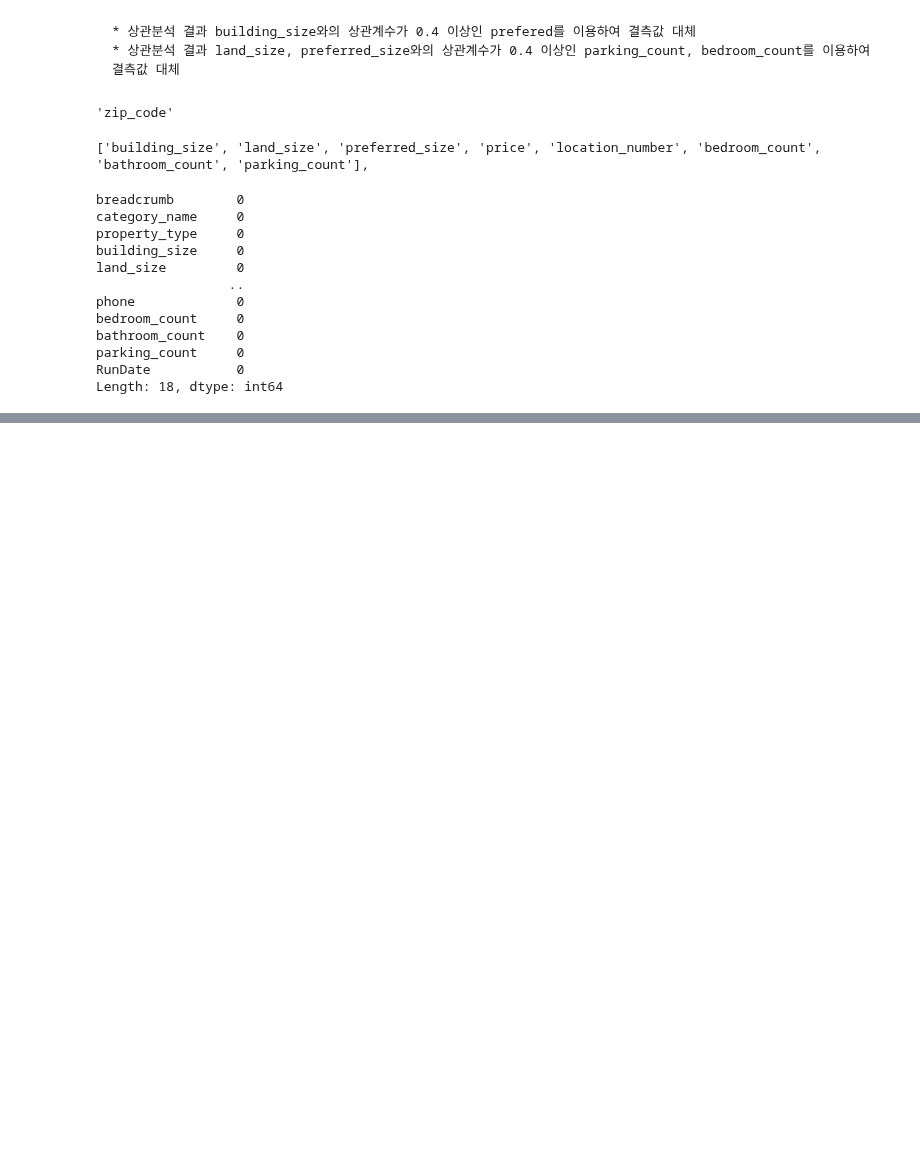
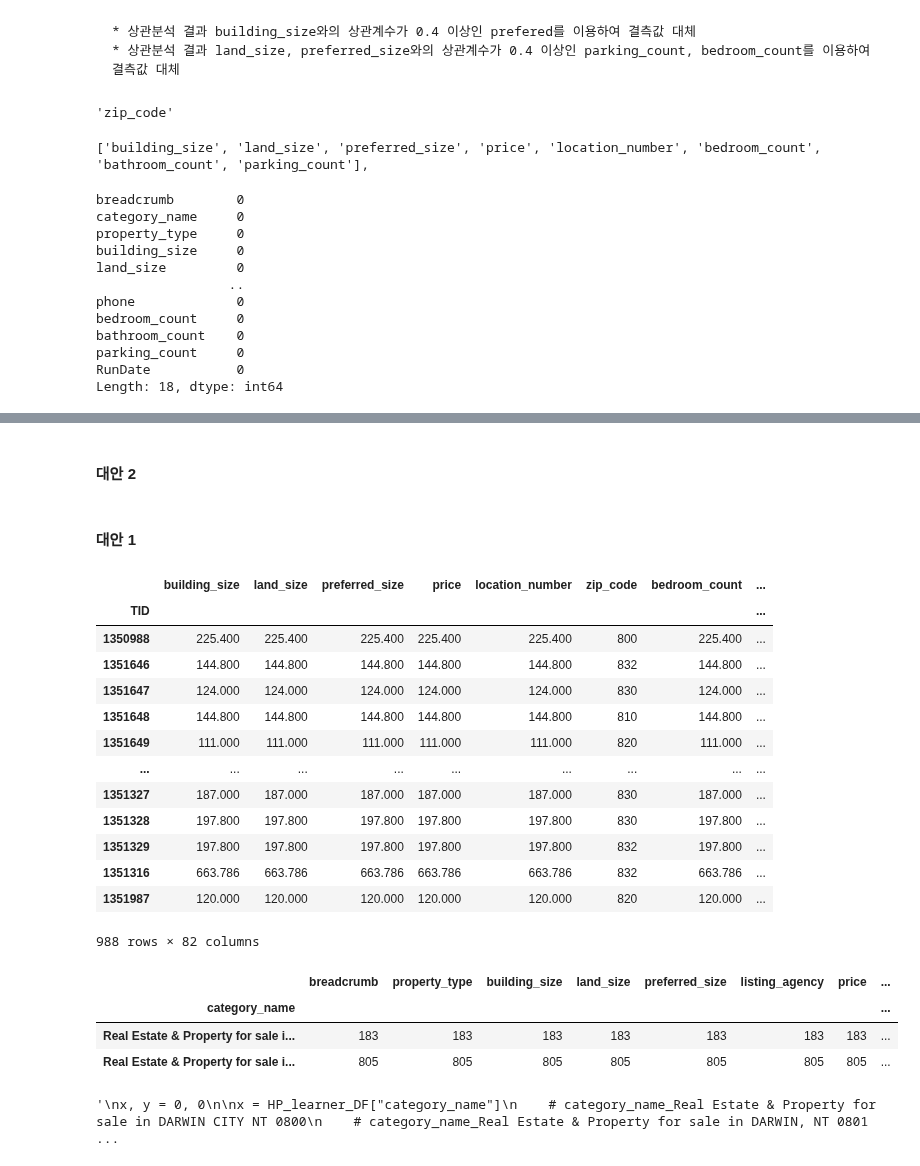
Before and after one commit to ksydata/DataAnalysis-with-Kaggle-Dacon, a Jupyter notebook: DataAnalysis&Utilization.ipynb, the cells around one changed output, grey strips where cells are left out. Saved outputs shown, nothing was run; the diff lists cells and outputs as text; code cells hidden in the pictures; blank space fills up the shorter version.

```diff
--- a/DataAnalysis&Utilization.ipynb
+++ b/DataAnalysis&Utilization.ipynb
@@ -601,0 +609,4 @@ y = HP.drop("category_name", axis = 1)
+# %%
+HP_learner_DF = HP.drop(["listing_agency", "address", "address_1", "phone", "RunDate"], axis = 1)
+# %% [markdown]
+#### 대안 2
@@ -601,0 +616,28 @@ y = HP.drop("category_name", axis = 1)
+# %% [markdown]
+#### 대안 1
+# %%
+HP_learner_DF = pd.get_dummies(HP_learner_DF)
+HP_learner_DF
+# %% [output]
+|  | building_size | land_size | preferred_size | price | location_number | zip_code | bedroom_count | ... |
+| TID |  |  |  |  |  |  |  | ... |
+| 1350988 | 225.400 | 225.400 | 225.400 | 225.400 | 225.400 | 800 | 225.400 | ... |
+| 1351646 | 144.800 | 144.800 | 144.800 | 144.800 | 144.800 | 832 | 144.800 | ... |
+| 1351647 | 124.000 | 124.000 | 124.000 | 124.000 | 124.000 | 830 | 124.000 | ... |
+| 1351648 | 144.800 | 144.800 | 144.800 | 144.800 | 144.800 | 810 | 144.800 | ... |
+| 1351649 | 111.000 | 111.000 | 111.000 | 111.000 | 111.000 | 820 | 111.000 | ... |
+| ... | ... | ... | ... | ... | ... | ... | ... | ... |
+| 1351327 | 187.000 | 187.000 | 187.000 | 187.000 | 187.000 | 830 | 187.000 | ... |
+| 1351328 | 197.800 | 197.800 | 197.800 | 197.800 | 197.800 | 830 | 197.800 | ... |
+| 1351329 | 197.800 | 197.800 | 197.800 | 197.800 | 197.800 | 832 | 197.800 | ... |
+| 1351316 | 663.786 | 663.786 | 663.786 | 663.786 | 663.786 | 832 | 663.786 | ... |
+| 1351987 | 120.000 | 120.000 | 120.000 | 120.000 | 120.000 | 820 | 120.000 | ... |
+988 rows × 82 columns
+# %%
+HP.groupby("category_name").count()
+    # Real Estate & Property for sale in DARWIN CITY, NT 0800를 1, 아니면 0
+# %% [output]
+|  | breadcrumb | property_type | building_size | land_size | preferred_size | listing_agency | price | ... |
+| category_name |  |  |  |  |  |  |  | ... |
+| Real Estate & Property for sale i... | 183 | 183 | 183 | 183 | 183 | 183 | 183 | ... |
+| Real Estate & Property for sale i... | 805 | 805 | 805 | 805 | 805 | 805 | 805 | ... |
@@ -601,0 +648,11 @@ y = HP.drop("category_name", axis = 1)
+# %%
+'''
+x, y = 0, 0
+
+x = HP_learner_DF["category_name"]
+    # category_name_Real Estate & Property for sale in DARWIN CITY NT 0800
+    # category_name_Real Estate & Property for sale in DARWIN, NT 0801
+y = HP_learner_DF.drop("category_name", axis = 1)
+'''
+# %% [output]
+'\nx, y = 0, 0\n\nx = HP_learner_DF["category_name"]\n    # category_name_Real Estate & Property for sale in DARWIN CITY NT 0800\n    # category_name_Real Estate & Property for sale in DARWIN, NT 0801 ...
```
Also changed, not shown: parts of 11 cells of this notebook.
